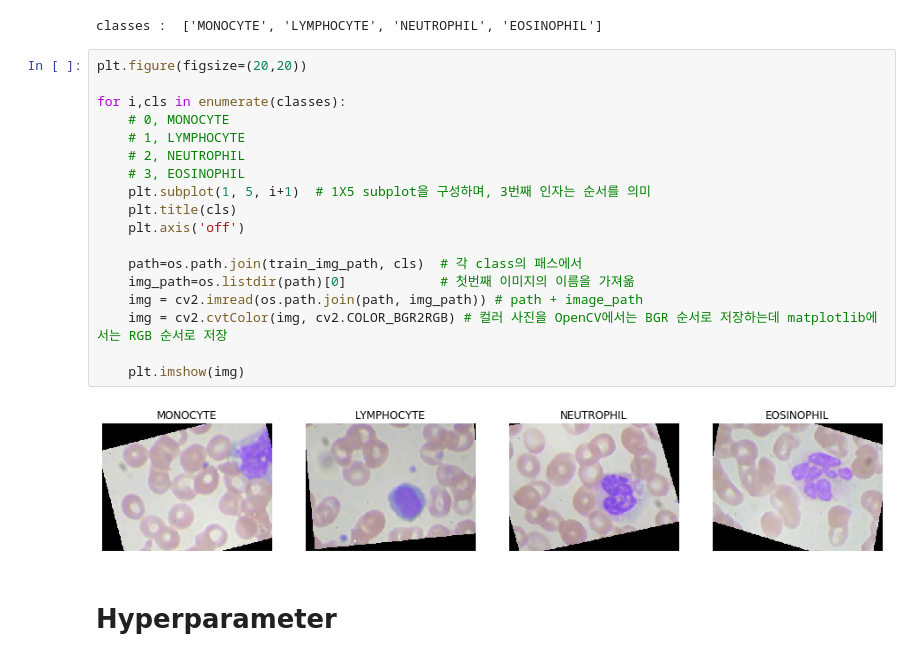
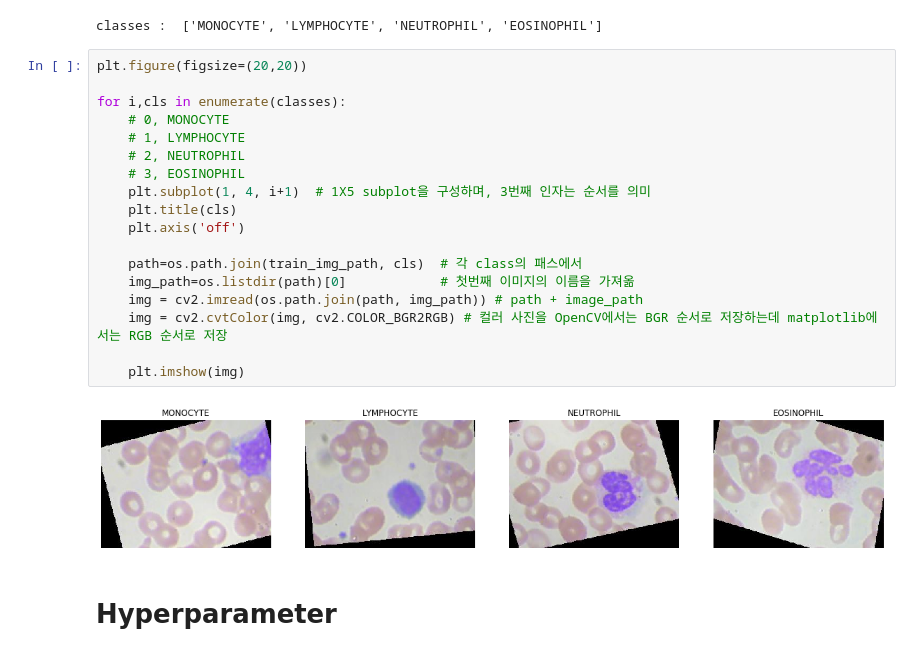
Before and after one commit to jeonggunlee/DeepLearningBasics, a Jupyter notebook: Lab09_MEDICAL/Blood_Cell.ipynb, the cells around one changed output. Drawn from its saved outputs; the diff is of its cells as text.

```diff
--- a/Lab09_MEDICAL/Blood_Cell.ipynb
+++ b/Lab09_MEDICAL/Blood_Cell.ipynb
@@ -137,23 +137,23 @@ classes :  ['MONOCYTE', 'LYMPHOCYTE', 'NEUTROPHIL', 'EOSINOPHIL']
 # %%
 plt.figure(figsize=(20,20))
 
 for i,cls in enumerate(classes):
     # 0, MONOCYTE
     # 1, LYMPHOCYTE
     # 2, NEUTROPHIL
     # 3, EOSINOPHIL
-    plt.subplot(1, 5, i+1)  # 1X5 subplot을 구성하며, 3번째 인자는 순서를 의미
+    plt.subplot(1, 4, i+1)  # 1X5 subplot을 구성하며, 3번째 인자는 순서를 의미
     plt.title(cls)
     plt.axis('off')
 
     path=os.path.join(train_img_path, cls)  # 각 class의 패스에서
     img_path=os.listdir(path)[0]            # 첫번째 이미지의 이름을 가져옮
     img = cv2.imread(os.path.join(path, img_path)) # path + image_path
     img = cv2.cvtColor(img, cv2.COLOR_BGR2RGB) # 컬러 사진을 OpenCV에서는 BGR 순서로 저장하는데 matplotlib에서는 RGB 순서로 저장
 
     plt.imshow(img)
 # %% [output]
-[figure, old version]
+[figure, new version]
 # %% [markdown]
 # Hyperparameter
 # %%
```
